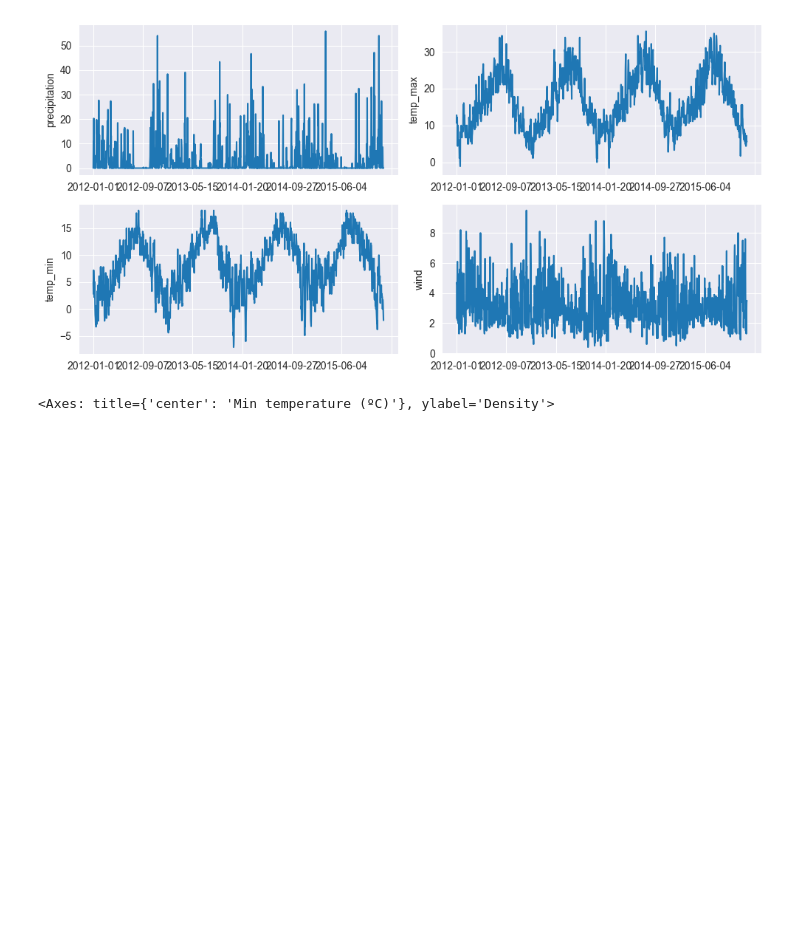
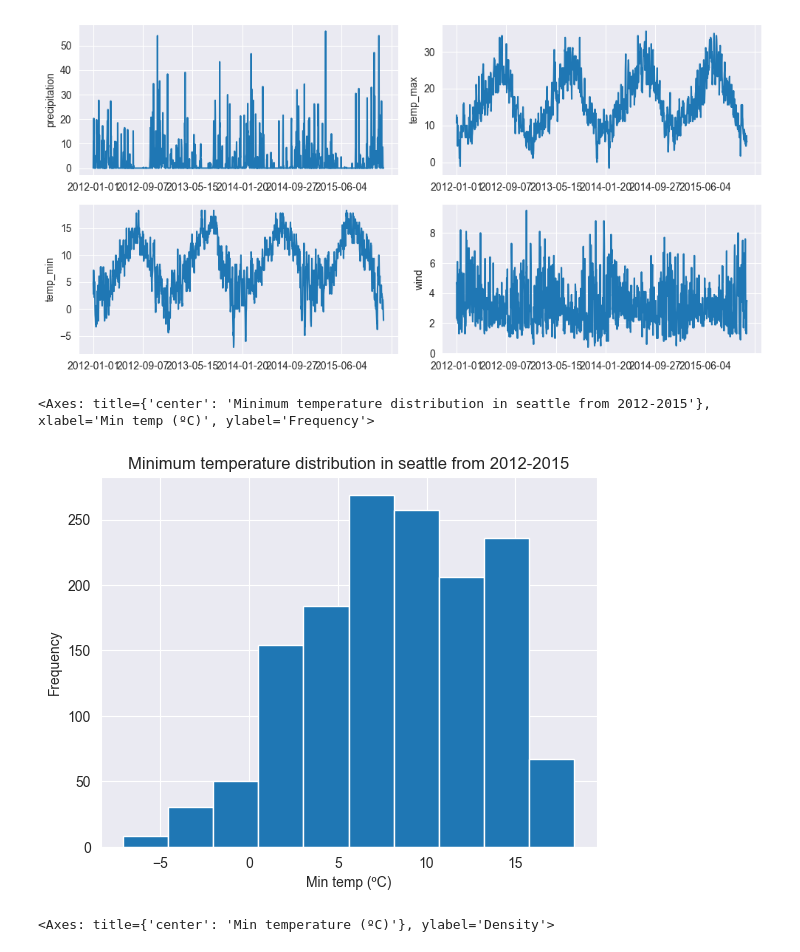
Before and after one commit to lLukii/Seattle-Weather-Forecast, a Jupyter notebook: pred.ipynb, the cells around one changed output. Saved outputs shown, nothing was run; the diff lists cells and outputs as text; code cells hidden in the pictures; blank space fills up the shorter version.

```diff
--- a/pred.ipynb
+++ b/pred.ipynb
@@ -96,8 +105,12 @@ fig.tight_layout()
 # %% [output]
 [figure]
 # %%
-px.histogram(weather_data['temp_min'], x="temp_min",
-             title="Seattle's minimum temperature distribution")
+weather_data['temp_min'].plot(kind='hist',
+                              title="Minimum temperature distribution in seattle from 2012-2015",
+                              xlabel='Min temp (ºC)')
+# %% [output]
+<Axes: title={'center': 'Minimum temperature distribution in seattle from 2012-2015'}, xlabel='Min temp (ºC)', ylabel='Frequency'>
+[figure, added]
 # %%
 weather_data['temp_min'].plot(
     kind='kde',
```
Also changed, not shown: parts of 3 cells of this notebook.
